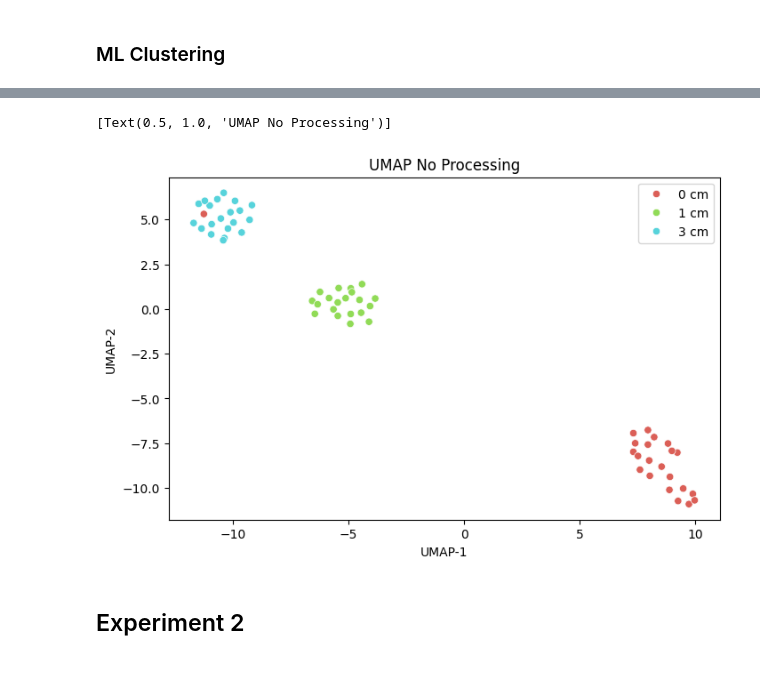
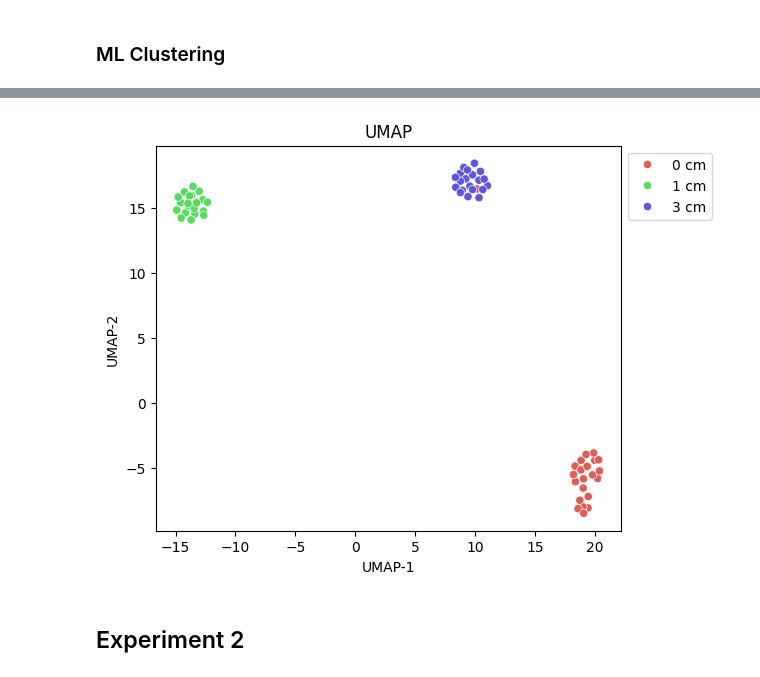
Before and after one commit to davissineath/ClassLabs, a Jupyter notebook: BENG5910/Lab2/lab2_analysis.ipynb, the cells around one changed output, grey strips where cells are left out. Saved outputs shown, nothing was run; the diff lists cells and outputs as text; code cells hidden in the pictures.

```diff
--- a/BENG5910/Lab2/lab2_analysis.ipynb
+++ b/BENG5910/Lab2/lab2_analysis.ipynb
@@ -162,30 +172,32 @@ Calculated PHATE in 0.03 seconds.
 # %%
 #UMAP
-from numpy import reshape
-import seaborn as sns
 import umap
-# import umap.plot
 
-plt.rcParams['figure.figsize'] = (8,5)
-#mapper = umap.UMAP().fit(X_features)
-#umap.plot.points(mapper, labels=y_label)
-embedding = umap.UMAP(n_neighbors=10,
-min_dist=0.5,n_components=2,
-metric='correlation').fit_transform(X_features)
-result = pd.DataFrame()
-result["y"] = y_label
-result["UMAP-1"] = embedding[:,0]
-result["UMAP-2"] = embedding[:,1]
+def plot_UMAP(X_features, y_label):
+    plt.rcParams['figure.figsize'] = (6,5)
+    #mapper = umap.UMAP().fit(X_features)
+    #umap.plot.points(mapper, labels=y_label)
+    embedding = umap.UMAP(n_neighbors=10,
+    min_dist=0.5,n_components=2,
+    metric='correlation').fit_transform(X_features)
+    result = pd.DataFrame()
+    result["y"] = y_label
+    result["UMAP-1"] = embedding[:,0]
+    result["UMAP-2"] = embedding[:,1]
 
-sns.scatterplot(x="UMAP-1",
-                y="UMAP-2",
-                hue=result.y.tolist(),
-                palette=sns.color_palette("hls", 4),
-                data=result
-                ).set(title="UMAP No Processing")
+    sns.scatterplot(x="UMAP-1",
+                    y="UMAP-2",
+                    hue=result.y.tolist(),
+                    palette=sns.color_palette("hls", len(set(y_label))),
+                    data=result
+                    ).set(title="UMAP")
+
+    plt.legend(loc='upper left', bbox_to_anchor=(1, 1))
+    plt.show()
-# %% [output]
-[Text(0.5, 1.0, 'UMAP No Processing')]
-[figure, removed]
+# %%
+plot_UMAP(X_features, y_label)
+# %% [output]
+[figure, added]
 # %% [markdown]
 ## Experiment 2
 # %% [markdown]
```
Also changed, not shown: parts of 17 cells of this notebook.
